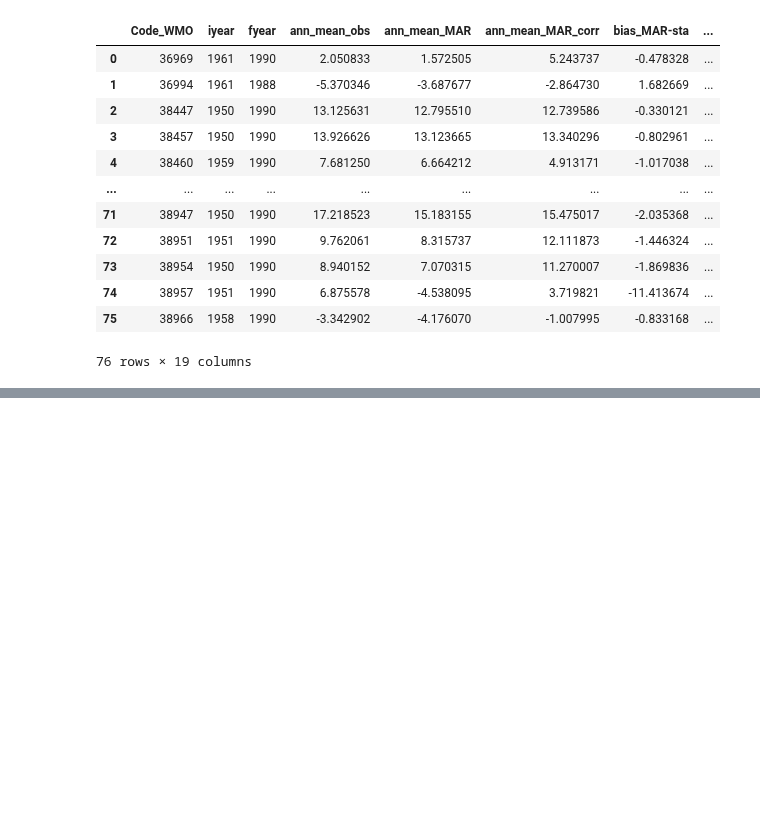
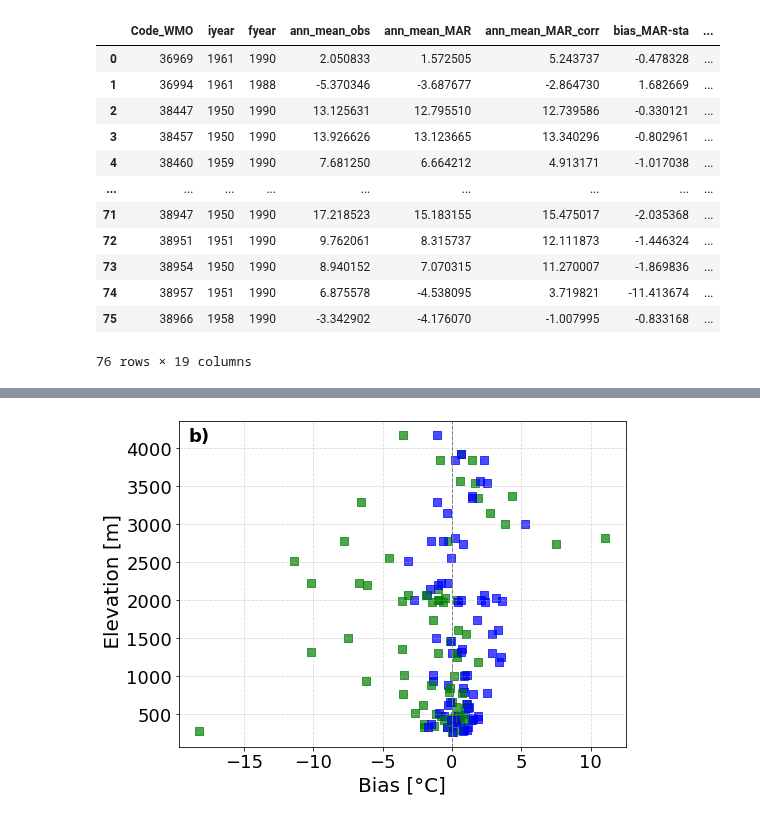
Before and after one commit to msantolariaotin/MAR_HMA_evaluation_paper, a Jupyter notebook: scripts_MAR_HMA_evaluation_paper/FIG8ab_temperature_LR.stations_central_asia_in_MAR.ipynb, the cells around one changed output, grey strips where cells are left out. Cells and saved outputs as stored; diff of their text form; code cells hidden in the pictures; blank space fills up the shorter version.

Commit message:
figure 8ab

```diff
--- a/scripts_MAR_HMA_evaluation_paper/FIG8ab_temperature_LR.stations_central_asia_in_MAR.ipynb
+++ b/scripts_MAR_HMA_evaluation_paper/FIG8ab_temperature_LR.stations_central_asia_in_MAR.ipynb
@@ -276,7 +217,7 @@ ds_TTZ_raw=xr.open_mfdataset('/bettik/PROJECTS/pr-regional-climate/santolam/MARo
 ds_TTZ= ds_TTZ_raw.rename({'TIME': 'time'})
 ds_TTZ=ds_TTZ#[:,ny:-ny,nx:-nx]
 
-fyr=1990
+iyr,fyr=1950,1990
 #ds_TTZ=ds_TTZ.sel(time=slice("1950",fyr))
 ds_TTZ = ds_TTZ.sel(time=slice("1950-01-01", f"{fyr}-12-31"))
 
@@ -713,0 +558,73 @@ Saved: /home/santolam/MyPythonLibrary/MAR-RECAP/scripts_paper_on_evaluation_MAR/
+# %%
+fz=20
+# Compute the overlapping period
+df_clim_MAR['period'] = df_clim_MAR['fyear'] - df_clim_MAR['iyear'] + 1
+
+# Define a function to choose marker based on period
+#def get_marker(period):
+#    if period  < 5:
+#        return 's'  # square
+#    elif 5 <= period < 10:
+#        return 'o'  # circle
+#    elif 10 <= period < 20:
+#        return 'X'  # circle
+#    else:
+#        return 'D'  # diamond for >10 years
+
+plt.figure(figsize=(8,6))
+
+# Loop through each row and plot with appropriate marker
+for _, row in df_clim_MAR.iterrows():
+    plt.scatter(row['bias_MAR-sta'], row['elev_sta'], marker='s',
+                color='green', alpha=0.7, s=80)
+    plt.scatter(row['bias_MAR-sta_corr'], row['elev_sta'], marker='s',
+                color='blue', alpha=0.7, s=80)
+
+plt.axvline(0, color='grey', linestyle='--', linewidth=1)
+#plt.xlabel('Bias MAR - Station (Annual Mean)')
+plt.xlabel('Bias [°C]',fontsize=fz)
+plt.ylabel(' Elevation [m]',fontsize=fz)
+#plt.title('Bias vs Station Elevation (Marker: overlapping period)')
+plt.grid(True, linestyle='--', alpha=0.5)
+
+# Optional legend
+#from matplotlib.lines import Line2D
+#legend_elements = [
+    #Line2D([0], [0], marker='^', color='w', label='<1 year', markerfacecolor='blue', markersize=8),
+#    Line2D([0], [0], marker='s', color='w', label='1-5 years', markeredgecolor='black',markerfacecolor='none', markersize=8),
+#    Line2D([0], [0], marker='o', color='w', label='5-10 years',markeredgecolor='black', markerfacecolor='none', markersize=8),
+##    Line2D([0], [0], marker='D', color='w', label='10-20 years',markeredgecolor='black', markerfacecolor='none', markersize=8),
+#    Line2D([0], [0], marker='X', color='w', label='>20 years', markeredgecolor='black',markerfacecolor='none', markersize=8)
+#]
+#plt.legend(handles=legend_elements, title='Overlap period')
+ax = plt.gca()
+
+ax.text(
+    0.02, 0.98,            # position relative à l'axe
+    'b)',
+    transform=ax.transAxes,
+    fontsize=18,
+    fontweight='bold',
+    va='top',
+    ha='left',
+    bbox=dict(facecolor='white', edgecolor='none', alpha=0.9, pad=2)
+)
+
+plt.rcParams.update({
+    "font.size": 18,
+    "axes.labelsize": 18,
+    "axes.titlesize": 18,
+    "xtick.labelsize": 18,
+    "ytick.labelsize": 18,
+    "legend.fontsize": 18,
+    "figure.titlesize": 18,
+})
+
+#plotname = f"FIG9b_scatter_central_asia_Tavg.{domain}_SH_ICE_pamir_rev1_Fanny1990"
+#plt.tight_layout()
+#plt.savefig(f"{plotsDir}{plotname}.png", bbox_inches="tight", dpi=300)
+#print(f"Saved: {plotsDir}{plotname}.png")
+
+plt.show()
+# %% [output]
+[figure, added]
```
Also changed, not shown: parts of 18 cells of this notebook, 1 other file.
